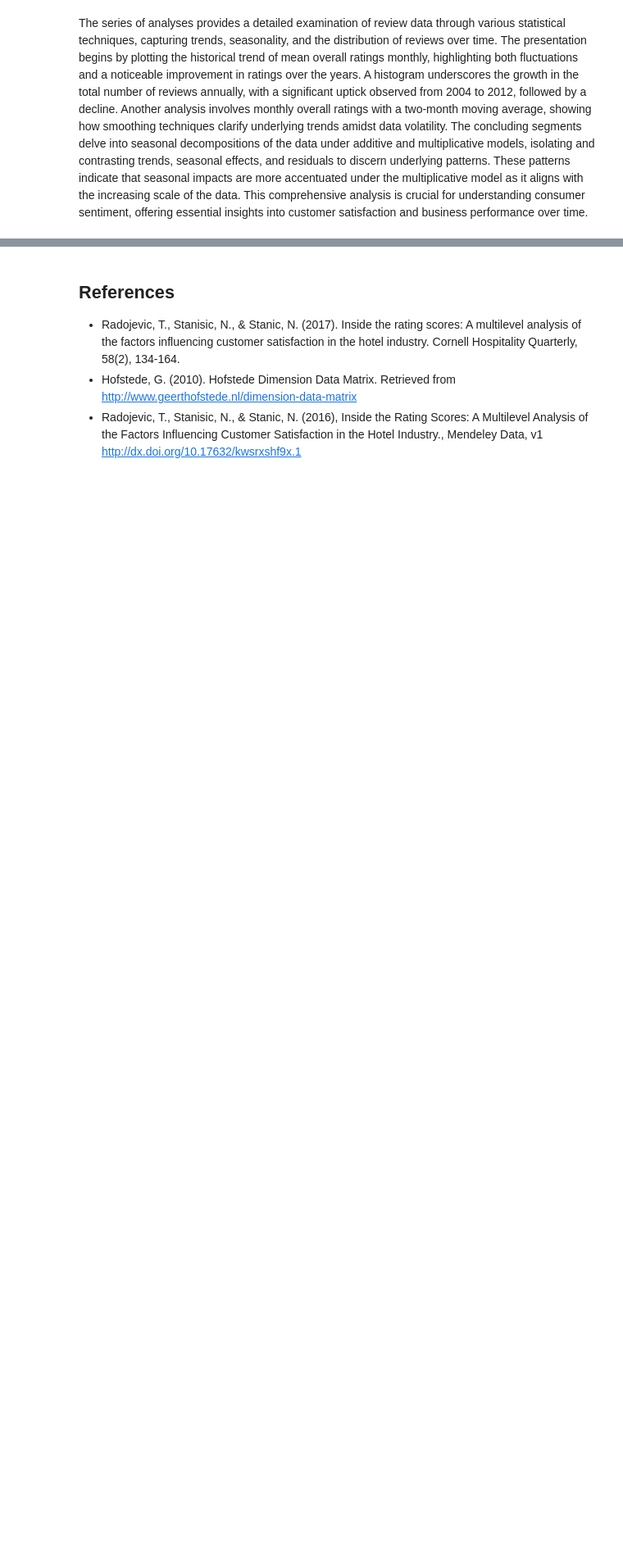
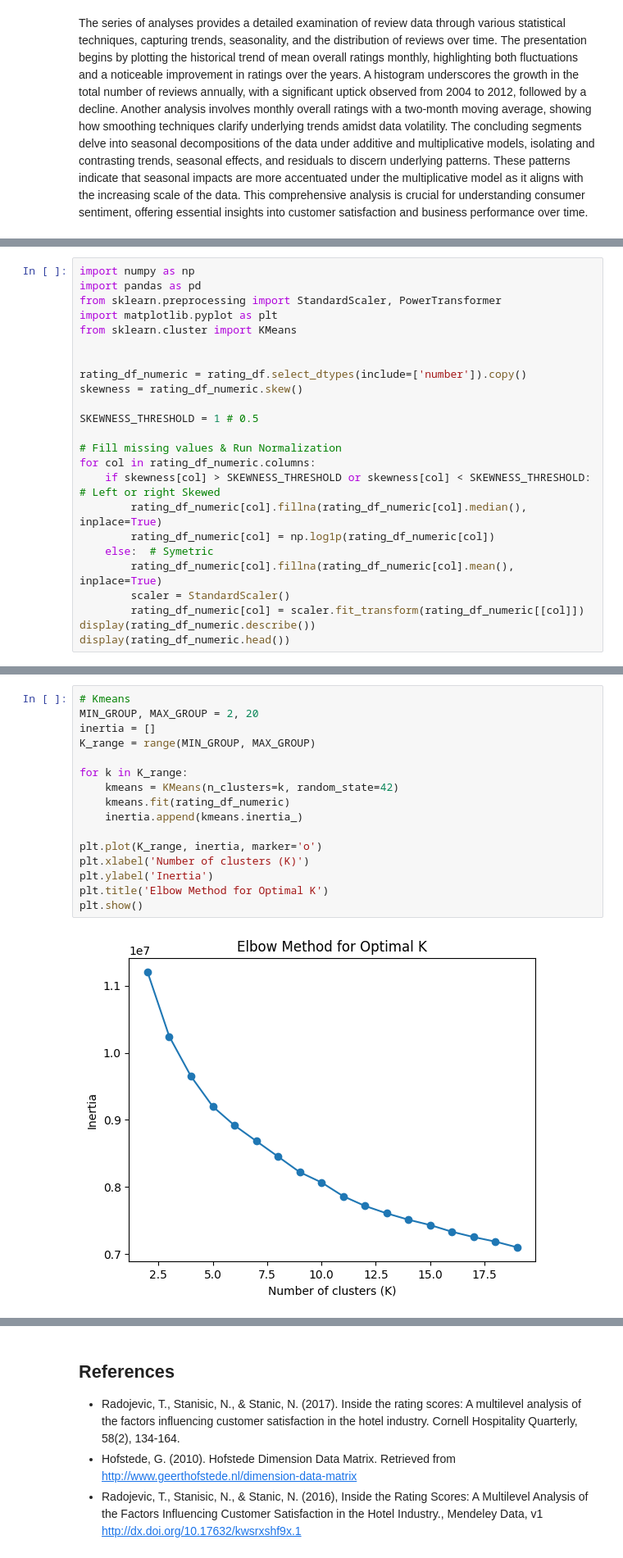
Before and after one commit to yceugene/DA_Proj_G7, a Jupyter notebook: src/main.ipynb, the cells around one changed output, grey strips where cells are left out. Shown at 82% size. Cells and saved outputs as stored; diff of their text form; blank space fills up the shorter version.

Commit message:
Add K-means

```diff
--- a/src/main.ipynb
+++ b/src/main.ipynb
@@ -1348,0 +1417,24 @@ The series of analyses provides a detailed examination of review data through va
+# %%
+import numpy as np
+import pandas as pd
+from sklearn.preprocessing import StandardScaler, PowerTransformer
+import matplotlib.pyplot as plt
+from sklearn.cluster import KMeans
+
+
+rating_df_numeric = rating_df.select_dtypes(include=['number']).copy()
+skewness = rating_df_numeric.skew()
+
+SKEWNESS_THRESHOLD = 1 # 0.5
+
+# Fill missing values & Run Normalization
+for col in rating_df_numeric.columns:
+    if skewness[col] > SKEWNESS_THRESHOLD or skewness[col] < SKEWNESS_THRESHOLD: # Left or right Skewed
+        rating_df_numeric[col].fillna(rating_df_numeric[col].median(), inplace=True)
+        rating_df_numeric[col] = np.log1p(rating_df_numeric[col])
+    else:  # Symetric
+        rating_df_numeric[col].fillna(rating_df_numeric[col].mean(), inplace=True)
+        scaler = StandardScaler()
+        rating_df_numeric[col] = scaler.fit_transform(rating_df_numeric[[col]])
+display(rating_df_numeric.describe())
+display(rating_df_numeric.head())
@@ -1348,0 +1457,18 @@ The series of analyses provides a detailed examination of review data through va
+# %%
+# Kmeans
+MIN_GROUP, MAX_GROUP = 2, 20
+inertia = []
+K_range = range(MIN_GROUP, MAX_GROUP)
+
+for k in K_range:
+    kmeans = KMeans(n_clusters=k, random_state=42)
+    kmeans.fit(rating_df_numeric)
+    inertia.append(kmeans.inertia_)
+
+plt.plot(K_range, inertia, marker='o')
+plt.xlabel('Number of clusters (K)')
+plt.ylabel('Inertia')
+plt.title('Elbow Method for Optimal K')
+plt.show()
+# %% [output]
+[figure, added]
```
Also changed, not shown: parts of 7 cells of this notebook.
